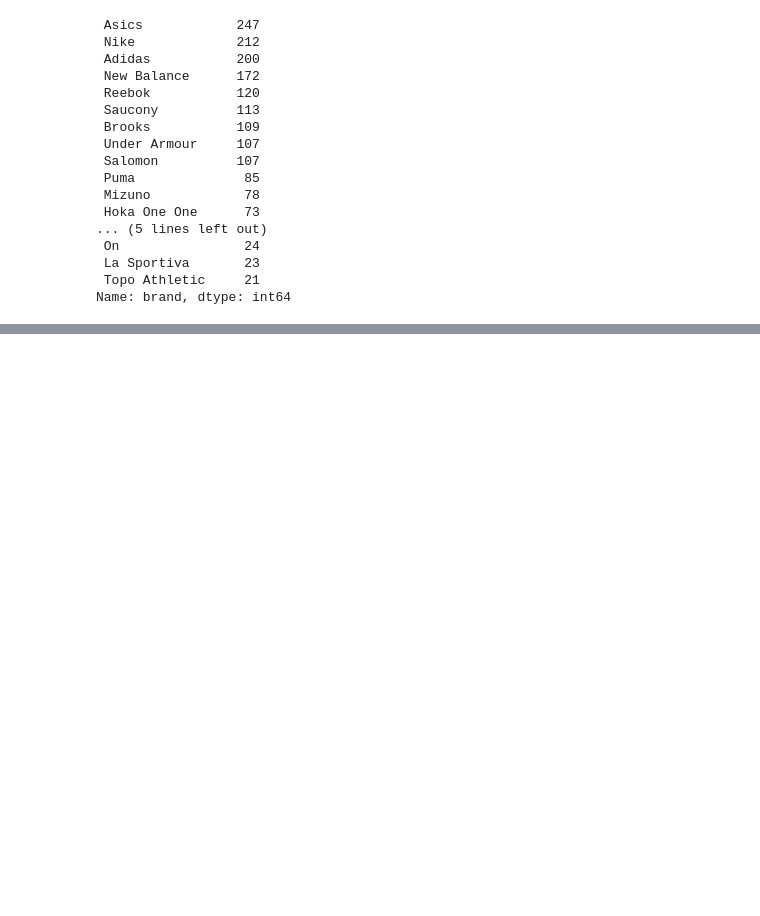
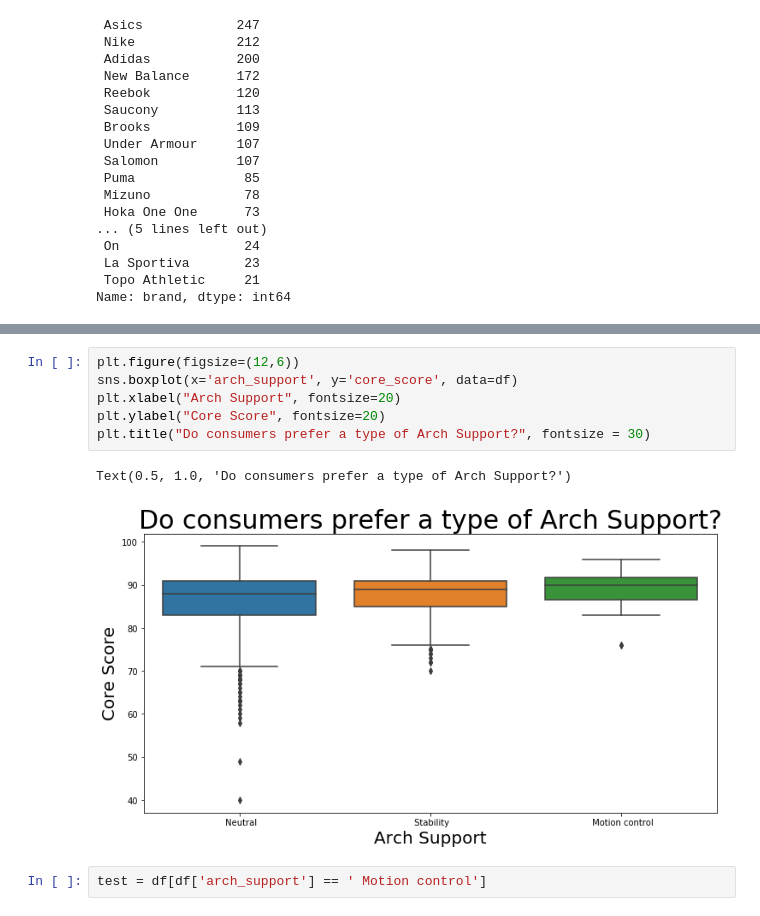
Before and after one commit to jschiavone45/Run_Repeat_Scraper, a Jupyter notebook: Run_Repeat_Analysis.ipynb, the cells around one changed output, grey strips where cells are left out. Drawn from its saved outputs; the diff is of its cells as text; blank space fills up the shorter version.

```diff
--- a/Run_Repeat_Analysis.ipynb
+++ b/Run_Repeat_Analysis.ipynb
@@ -256,0 +277,11 @@ Name: brand, dtype: int64
+# %%
+plt.figure(figsize=(12,6))
+sns.boxplot(x='arch_support', y='core_score', data=df)
+plt.xlabel("Arch Support", fontsize=20)
+plt.ylabel("Core Score", fontsize=20)
+plt.title("Do consumers prefer a type of Arch Support?", fontsize = 30)
+# %% [output]
+Text(0.5, 1.0, 'Do consumers prefer a type of Arch Support?')
+[figure, added]
+# %%
+test = df[df['arch_support'] == ' Motion control']
```
Also changed, not shown: parts of 6 cells of this notebook, 1 other file.
